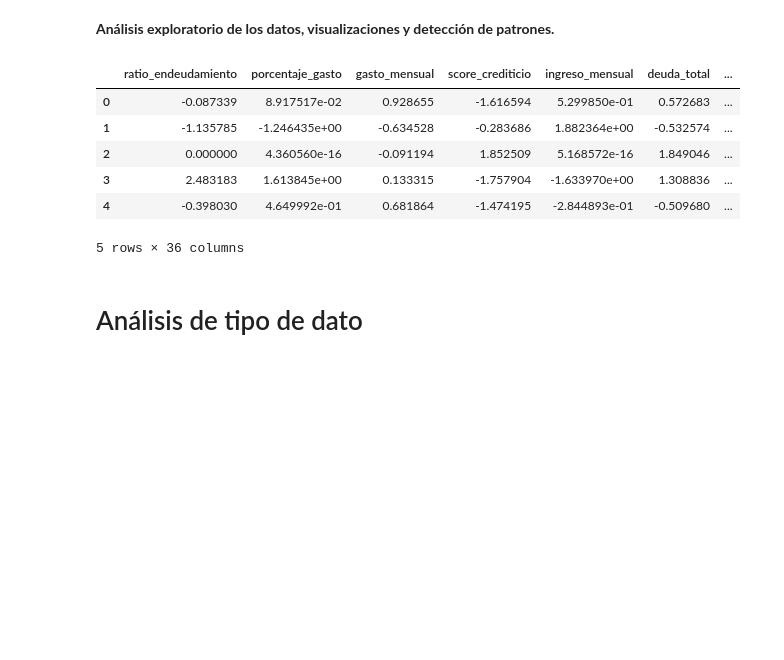
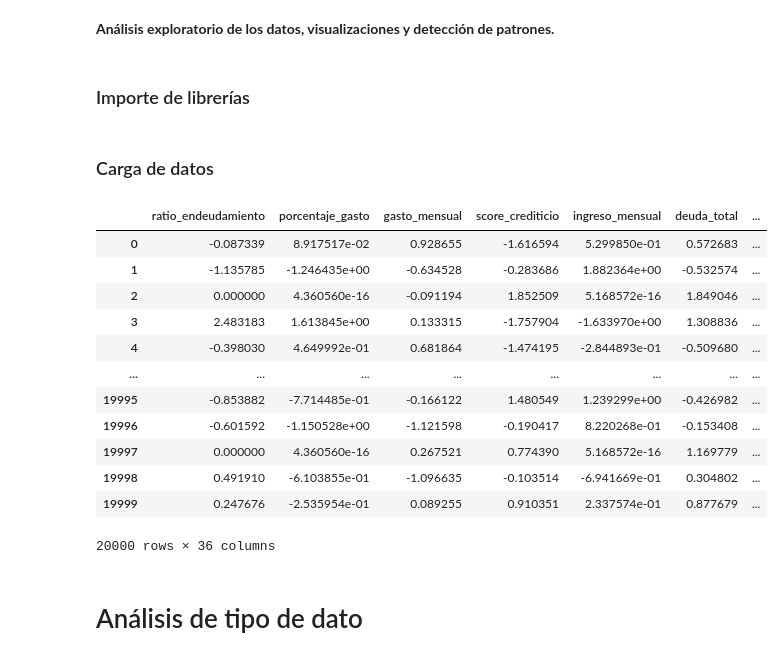
Before and after one commit to ramirezluna-david/proyecto_modelado_grp2, a Jupyter notebook: notebooks/analisis_exploratorio.ipynb, the cells around one changed output. Drawn from its saved outputs; the diff is of its cells as text; code cells hidden in the pictures; blank space fills up the shorter version.

```diff
--- a/notebooks/analisis_exploratorio.ipynb
+++ b/notebooks/analisis_exploratorio.ipynb
@@ -1,25 +1,34 @@
 # %% [markdown]
 **Análisis exploratorio de los datos, visualizaciones y detección de patrones.**
+# %% [markdown]
+### Importe de librerías
 # %%
 # Importe de librerías necesarias
 import pandas as pd
 
 import matplotlib.pyplot as plt
 import seaborn as sns
+# %% [markdown]
+### Carga de datos
 # %%
 url = "https://raw.githubusercontent.com/ramirezluna-david/proyecto_modelado_grp2/rama_david/data/dataset_clientes_limpio.csv"
+# Lectura de datos del dataset
+data = pd.read_csv(url)
+data
+# %% [output]
+|  | ratio_endeudamiento | porcentaje_gasto | gasto_mensual | score_crediticio | ingreso_mensual | deuda_total | ... |
+| 0 | -0.087339 | 8.917517e-02 | 0.928655 | -1.616594 | 5.299850e-01 | 0.572683 | ... |
+| 1 | -1.135785 | -1.246435e+00 | -0.634528 | -0.283686 | 1.882364e+00 | -0.532574 | ... |
+| 2 | 0.000000 | 4.360560e-16 | -0.091194 | 1.852509 | 5.168572e-16 | 1.849046 | ... |
+| 3 | 2.483183 | 1.613845e+00 | 0.133315 | -1.757904 | -1.633970e+00 | 1.308836 | ... |
+| 4 | -0.398030 | 4.649992e-01 | 0.681864 | -1.474195 | -2.844893e-01 | -0.509680 | ... |
+| ... | ... | ... | ... | ... | ... | ... | ... |
+| 19995 | -0.853882 | -7.714485e-01 | -0.166122 | 1.480549 | 1.239299e+00 | -0.426982 | ... |
+| 19996 | -0.601592 | -1.150528e+00 | -1.121598 | -0.190417 | 8.220268e-01 | -0.153408 | ... |
+| 19997 | 0.000000 | 4.360560e-16 | 0.267521 | 0.774390 | 5.168572e-16 | 1.169779 | ... |
+| 19998 | 0.491910 | -6.103855e-01 | -1.096635 | -0.103514 | -6.941669e-01 | 0.304802 | ... |
+| 19999 | 0.247676 | -2.535954e-01 | 0.089255 | 0.910351 | 2.337574e-01 | 0.877679 | ... |
+20000 rows × 36 columns
-# %%
-# Lectura de datos del dataset
-data = pd.read_csv(url)
-data.head()
-# %% [output]
-|  | ratio_endeudamiento | porcentaje_gasto | gasto_mensual | score_crediticio | ingreso_mensual | deuda_total | ... |
-| 0 | -0.087339 | 8.917517e-02 | 0.928655 | -1.616594 | 5.299850e-01 | 0.572683 | ... |
-| 1 | -1.135785 | -1.246435e+00 | -0.634528 | -0.283686 | 1.882364e+00 | -0.532574 | ... |
-| 2 | 0.000000 | 4.360560e-16 | -0.091194 | 1.852509 | 5.168572e-16 | 1.849046 | ... |
-| 3 | 2.483183 | 1.613845e+00 | 0.133315 | -1.757904 | -1.633970e+00 | 1.308836 | ... |
-| 4 | -0.398030 | 4.649992e-01 | 0.681864 | -1.474195 | -2.844893e-01 | -0.509680 | ... |
-5 rows × 36 columns
 # %% [markdown]
 # Análisis de tipo de dato
 # %%
```
Also changed, not shown: parts of 8 cells of this notebook.
